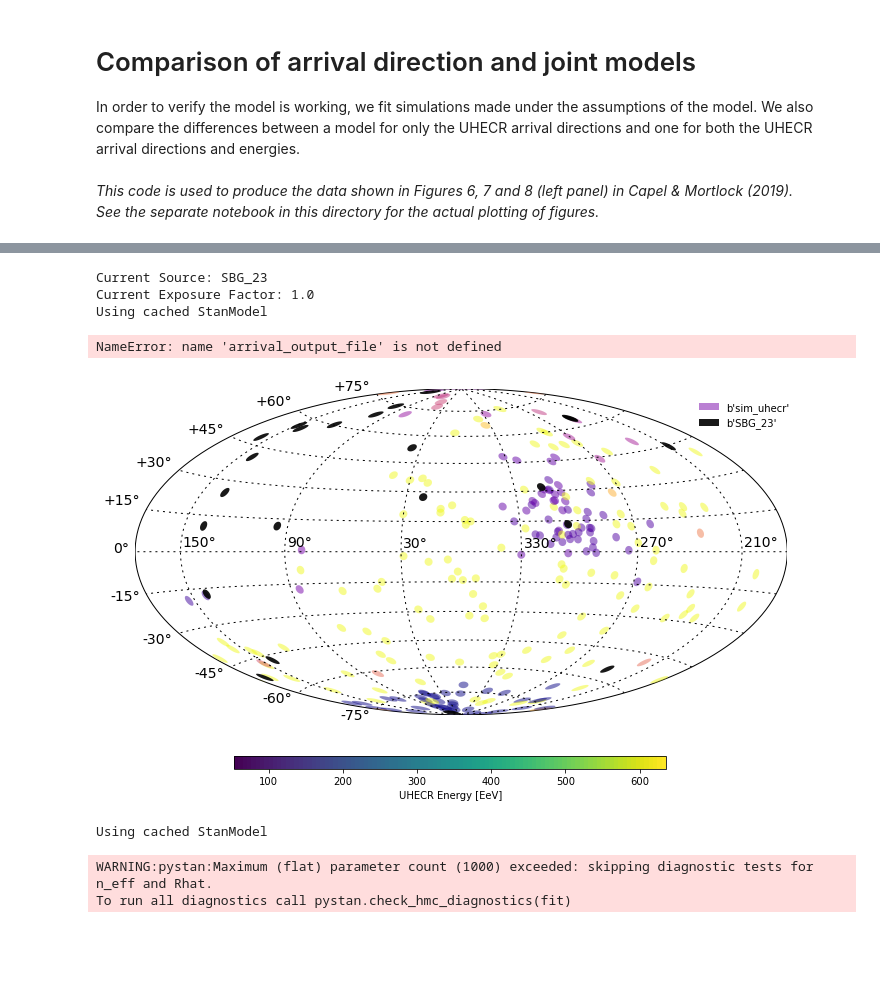
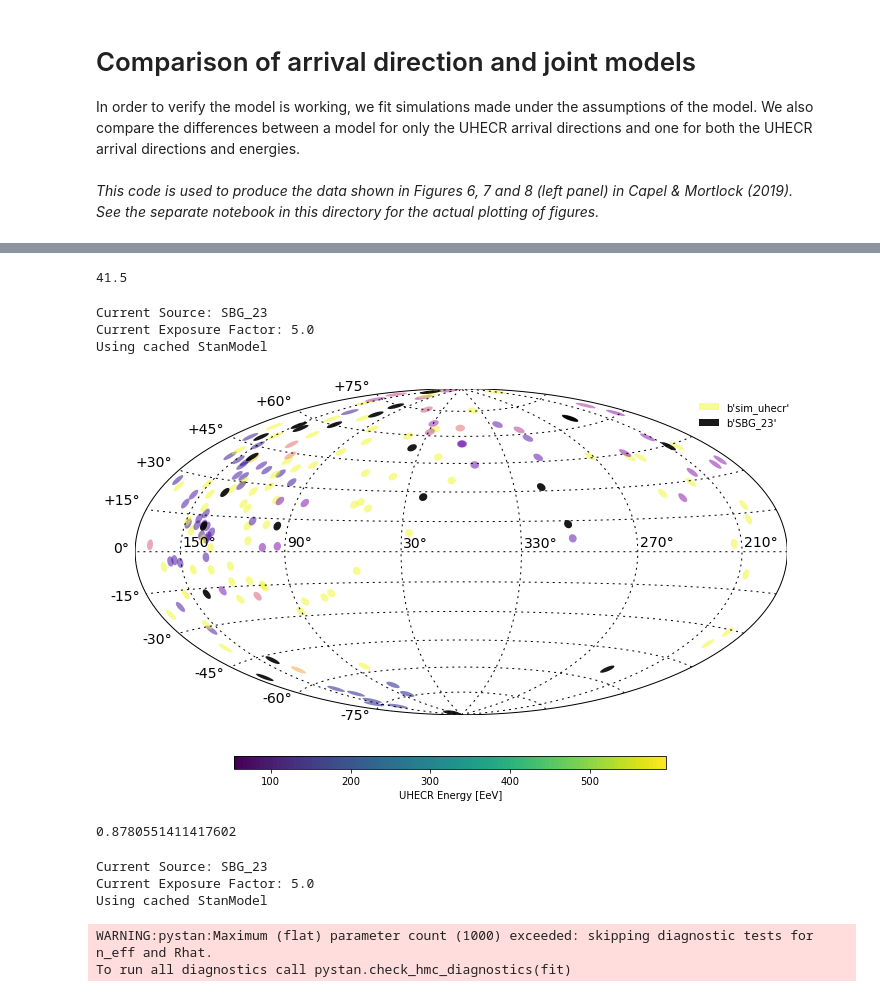
Before and after one commit to cescalara/uhecr_model, a Jupyter notebook: checks/modify_exposure/run_simulation.ipynb, the cells around one changed output, grey strips where cells are left out. Saved outputs shown, nothing was run; the diff lists cells and outputs as text; code cells hidden in the pictures; blank space fills up the shorter version.

```diff
--- a/checks/modify_exposure/run_simulation.ipynb
+++ b/checks/modify_exposure/run_simulation.ipynb
@@ -34,7 +34,7 @@ source_types = ["SBG_23"]
 
 # detector_types = ["auger2010", "auger2014", "TA2015"]
 # detector_types = ["TA2015"]
-detector_type = "PAO"
+detector_type = "TA"
 
 # set random seed
 random_seed = 19990308
@@ -44,7 +44,8 @@ show_plot = True
 
 # exposure factor
 # exp_factors = [1., 5., 10., 100.]
-exp_factors = [1., 5.]
+# exp_factors = [1., 5.]
+exp_factors = [5.]
 # exp_factors = [1.]
 # %%
 '''set detector and detector properties'''
@@ -102,7 +103,7 @@ for source_type in source_types:
         #     data.show();
 
         # Define associated fraction
-        f = 0.5
+        f = 0.1
 
         # Simulation input
         B = 20 # nG
@@ -173,8 +174,8 @@ for source_type in source_types:
 
         # print plots if flag is set to true
         if show_plot:
-            sim_analysis.plot("arrival_direction");
             # sim_analysis.plot("energy");
+            sim_analysis.plot("arrival_direction")
 # %% [output]
 Using cached StanModel
 Current Source: SBG_23
@@ -223,3 +194,7 @@ Observed simulated UHECRs: 2343
+# %%
+print(sim_analysis.data.detector.alpha_T / 1000)
+# %% [output]
+41.5
 # %%
 '''Fit using arrival direction model'''
 for source_type in source_types:
@@ -229,49 +204,54 @@ for source_type in source_types:
         # define separate files
         table_file = 'output/tables_{0}_{2}_epsx{1:.0f}.h5'.format(source_type, exp_factor, detector_type)
         sim_output_file = 'output/joint_model_simulation_{0}_{2}_epsx{1:.0f}.h5'.format(source_type, exp_factor, detector_type)
-        arrival_output_file = 'output/arrival_direction_fit_{0}_{2}_espx{1:.0f}.h5'.format(source_type, exp_factor, detector_type)
+        arrival_output_file = 'output/arrival_direction_fit_{0}_{2}_epsx{1:.0f}.h5'.format(source_type, exp_factor, detector_type)
         # joint_output_file = 'output/joint_fit_{0}_{2}_espx{1:.0f}.h5'.format(source_type, exp_factor, detector_type)
 
         # Define data from simulation
         data = Data()
         data.from_file(sim_output_file)
+
+        # print(data.uhecr.zenith_angle)
 
         if show_plot:
             data.show()
 
         # Arrival direction model
         model_name = stan_path + 'arrival_direction_model.stan'
 
         # Compile
         model = Model(model_filename = model_name, include_paths = stan_path)
         model.compile(reset=False)
 
         # Define threshold energy in EeV
         model.input(Eth = Eth)
 
         # What is happening
         summary = b'Fit of the arrival direction model to the joint simulation'
 
         # Define an Analysis object to bring together Data and Model objects
         analysis = Analysis(data, model, analysis_type = 'joint',
                             filename = arrival_output_file, summary = summary)
 
-        # Define location of pre-computed values used in fits
-        # (see relevant notebook for how to make these files)
-        # Each catalogue has a file of pre-computed values
+        # # Define location of pre-computed values used in fits
+        # # (see relevant notebook for how to make these files)
+        # # Each catalogue has a file of pre-computed values
         analysis.use_tables(table_file)
 
         # Fit the Stan model
         fit = analysis.fit_model(chains = 16, iterations = 500, seed = random_seed)
 
         # Save to analysis file
         analysis.save()
 # %% [output]
 Current Source: SBG_23
-Current Exposure Factor: 1.0
+Current Exposure Factor: 5.0
 Using cached StanModel
-NameError: name 'arrival_output_file' is not defined
-[figure, old version]
+[figure, new version]
+# %%
+print(np.max(analysis.chain["f"]))
+# %% [output]
+0.8780551411417602
 # %%
 '''Fit using joint model'''
 for source_type in source_types:
@@ -282,7 +262,7 @@ for source_type in source_types:
         table_file = 'output/tables_{0}_{2}_epsx{1:.0f}.h5'.format(source_type, exp_factor, detector_type)
         sim_output_file = 'output/joint_model_simulation_{0}_{2}_epsx{1:.0f}.h5'.format(source_type, exp_factor, detector_type)
         # arrival_output_file = 'output/arrival_direction_fit_{0}_{2}_espx{1:.0f}.h5'.format(source_type, exp_factor, detector_type)
-        joint_output_file = 'output/joint_fit_{0}_{2}_espx{1:.0f}.h5'.format(source_type, exp_factor, detector_type)
+        joint_output_file = 'output/joint_fit_{0}_{2}_epsx{1:.0f}.h5'.format(source_type, exp_factor, detector_type)
 
         # Define data from simulation
         data = Data()
@@ -306,6 +286,8 @@ for source_type in source_types:
         # Save to analysis file
         analysis.save()
 # %% [output]
+Current Source: SBG_23
+Current Exposure Factor: 5.0
 Using cached StanModel
 WARNING:pystan:Maximum (flat) parameter count (1000) exceeded: skipping diagnostic tests for n_eff and Rhat.
 To run all diagnostics call pystan.check_hmc_diagnostics(fit)
```
Also changed, not shown: parts of 1 cell of this notebook, 6 other files.
